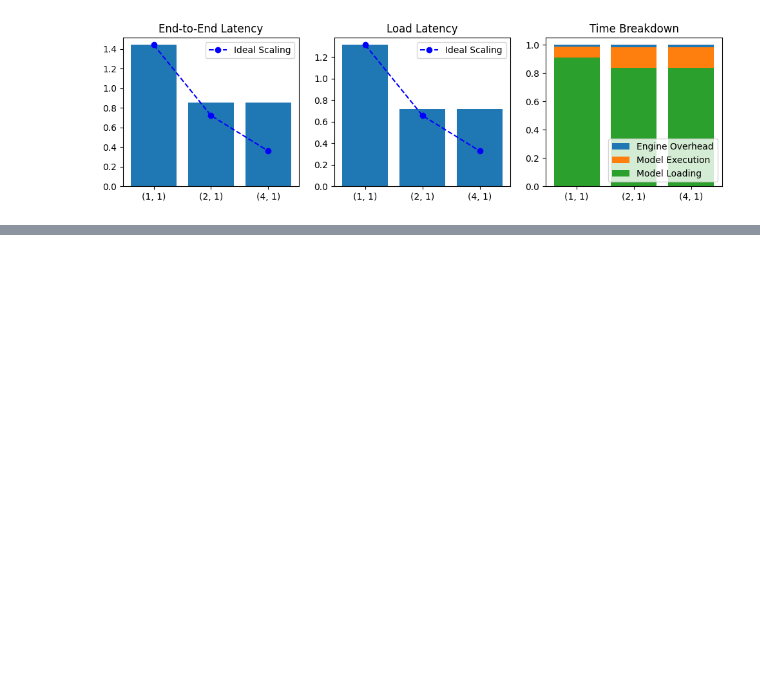
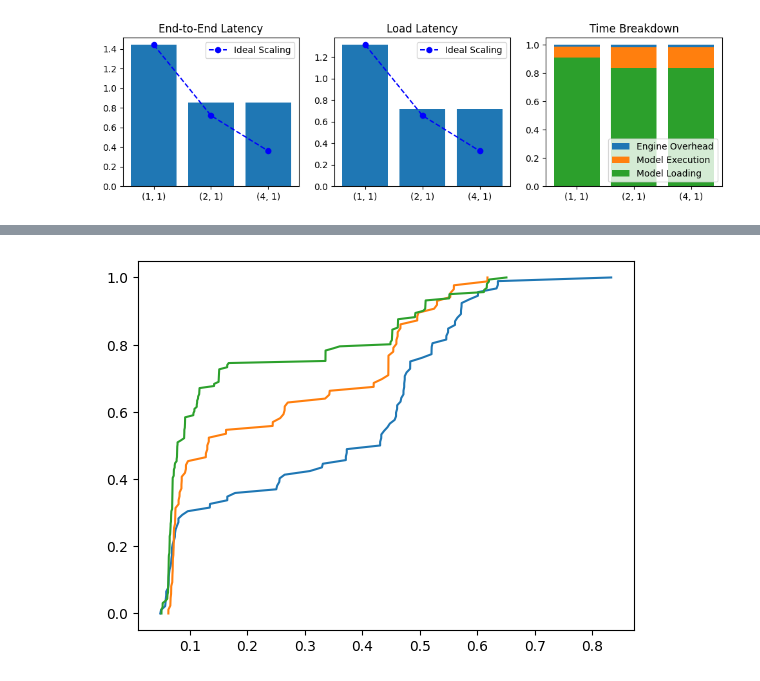
Before and after one commit to dlzou/computron, a Jupyter notebook: experiments/results.ipynb, the cells around one changed output, grey strips where cells are left out. Cells and saved outputs as stored; diff of their text form; code cells hidden in the pictures; blank space fills up the shorter version.

```diff
--- a/experiments/perf.ipynb
+++ b/experiments/results.ipynb
@@ -155,0 +229,16 @@ plt.show()
+# %%
+log_file = "sim_opt-1.3b_c0_t1_p1_b8_d30/client.log"
+resp_ids, resp_times = get_resp_times(log_file)
+plot_cdf(resp_times)
+
+log_file = "sim_opt-1.3b_c1_t1_p1_b8_d30/client.log"
+resp_ids, resp_times = get_resp_times(log_file)
+plot_cdf(resp_times)
+
+log_file = "sim_opt-1.3b_c2_t1_p1_b8_d30/client.log"
+resp_ids, resp_times = get_resp_times(log_file)
+plot_cdf(resp_times)
+
+plt.show()
+# %% [output]
+[figure, added]
```
Also changed, not shown: parts of 10 cells of this notebook, 6 other files.
